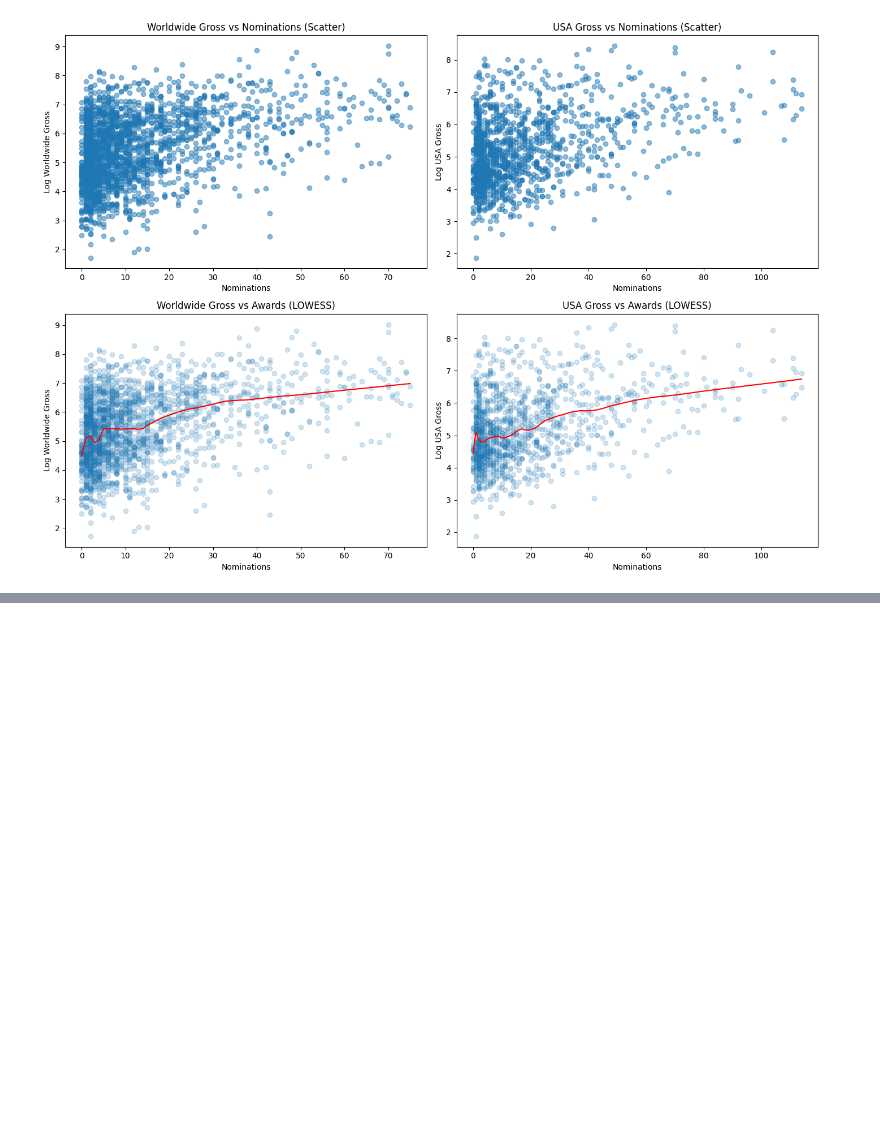
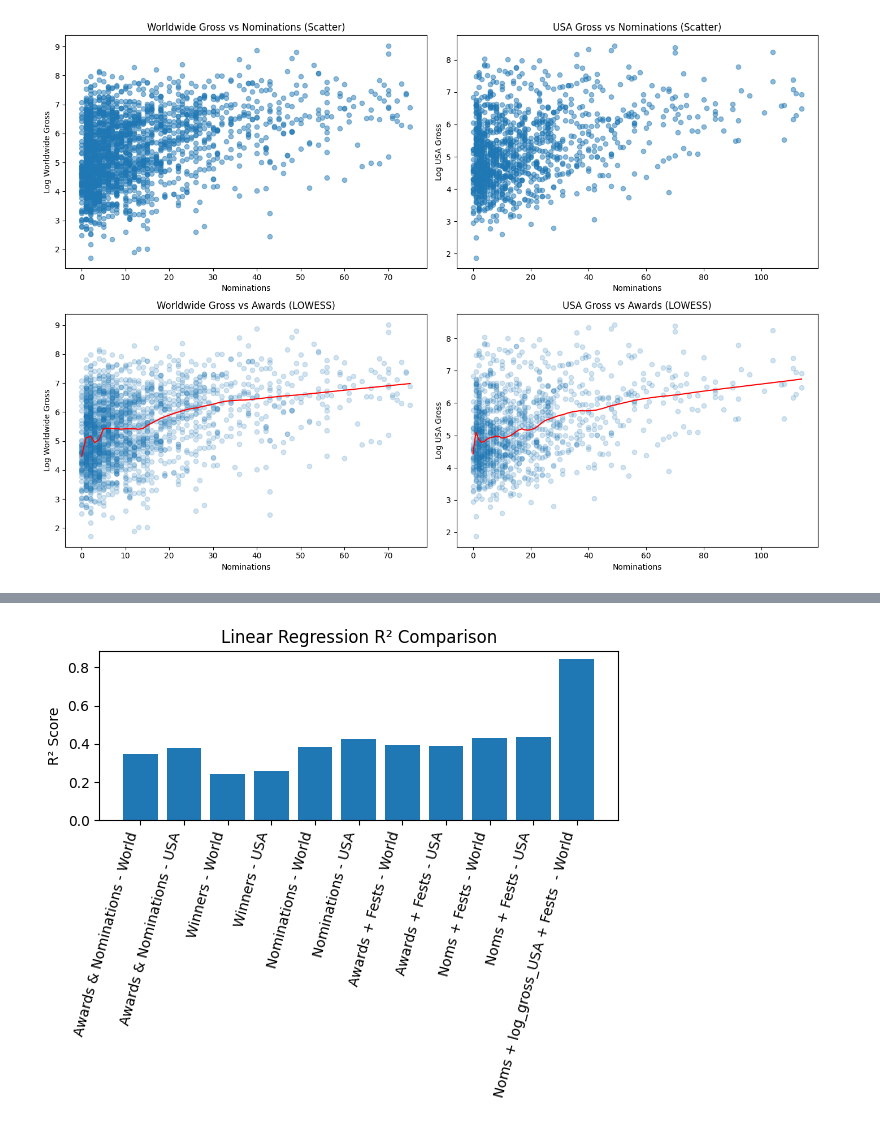
Before and after one commit to cillustrisimo/data144finalproj, a Jupyter notebook: cleaning_data.ipynb, the cells around one changed output, grey strips where cells are left out. Drawn from its saved outputs; the diff is of its cells as text; code cells hidden in the pictures; blank space fills up the shorter version.

Commit message:
attempted linear regression, failed

```diff
--- a/cleaning_data.ipynb
+++ b/cleaning_data.ipynb
@@ -595,7 +586,7 @@ categorical_cols = [
 
 fest_first_imdb = pd.get_dummies(
     fest_imdb,
-    columns=['fest.first'],
+    columns=['fest.first', 'fest.sect.first'],
     drop_first=True
 )
 
@@ -615,0 +608,15 @@ fest_first_imdb[['log_gross_World', 'log_gross_USA', 'Winner', 'Nominee', 'award
+# %%
+fest_first_imdb = fest_first_imdb.dropna(subset=['log_gross_World', 'log_gross_USA', 'award_and_noms', 'Winner', 'Nominee', 'fest.first_CANNES', 'fest.first_CLERMONT-FERRAND', 'fest.first_FRAMELINE', 'fest.first_IDFA', 'fest.first_TIFF'])
+
+#Differnt Linear Regression Models with Different Features
+X_1 = fest_first_imdb[['award_and_noms']]
+X_2 = fest_first_imdb[['Winner']]
+X_3 = fest_first_imdb[['Nominee']]
+X_4 = fest_first_imdb[['award_and_noms', 'fest.first_CANNES', 'fest.first_CLERMONT-FERRAND', 'fest.first_FRAMELINE', 'fest.first_IDFA', 'fest.first_TIFF']]
+X_5 = fest_first_imdb[['Nominee', 'fest.first_CANNES', 'fest.first_CLERMONT-FERRAND', 'fest.first_FRAMELINE', 'fest.first_IDFA', 'fest.first_TIFF']]
+X_6 = fest_first_imdb[['Nominee', 'log_gross_USA', 'fest.first_CANNES', 'fest.first_CLERMONT-FERRAND', 'fest.first_FRAMELINE', 'fest.first_IDFA', 'fest.first_TIFF']]
+
+
+y_world = fest_first_imdb['log_gross_World']
+
+y_usa = fest_first_imdb['log_gross_USA']
@@ -615,0 +646,20 @@ fest_first_imdb[['log_gross_World', 'log_gross_USA', 'Winner', 'Nominee', 'award
+# %%
+results = []
+
+results.append(run_lr_model(X_1, y_world, "Awards & Nominations - World"))
+results.append(run_lr_model(X_1, y_usa,   "Awards & Nominations - USA"))
+results.append(run_lr_model(X_2, y_world, "Winners - World"))
+results.append(run_lr_model(X_2, y_usa,   "Winners - USA"))
+results.append(run_lr_model(X_3, y_world, "Nominations - World"))
+results.append(run_lr_model(X_3, y_usa,   "Nominations - USA"))
+results.append(run_lr_model(X_4, y_world, "Awards + Fests - World"))
+results.append(run_lr_model(X_4, y_usa,   "Awards + Fests - USA"))
+results.append(run_lr_model(X_5, y_world, "Noms + Fests - World"))
+results.append(run_lr_model(X_5, y_usa,   "Noms + Fests - USA"))
+results.append(run_lr_model(X_6, y_world, "Noms + log_gross_USA + Fests  - World"))
+
+results_df = pd.DataFrame([
+    {"Model": r["label"], "RMSE": r["rmse"], "R2": r["r2"]}
+    for r in results
+])
+results_df
@@ -615,0 +679,10 @@ fest_first_imdb[['log_gross_World', 'log_gross_USA', 'Winner', 'Nominee', 'award
+# %%
+plt.figure(figsize=(6, 5))
+plt.bar(results_df["Model"], results_df["R2"])
+plt.xticks(rotation=75, ha="right")
+plt.ylabel("R² Score")
+plt.title("Linear Regression R² Comparison")
+plt.tight_layout()
+plt.show()
+# %% [output]
+[figure, added]
```
Also changed, not shown: parts of 19 cells of this notebook, 1 other file.
